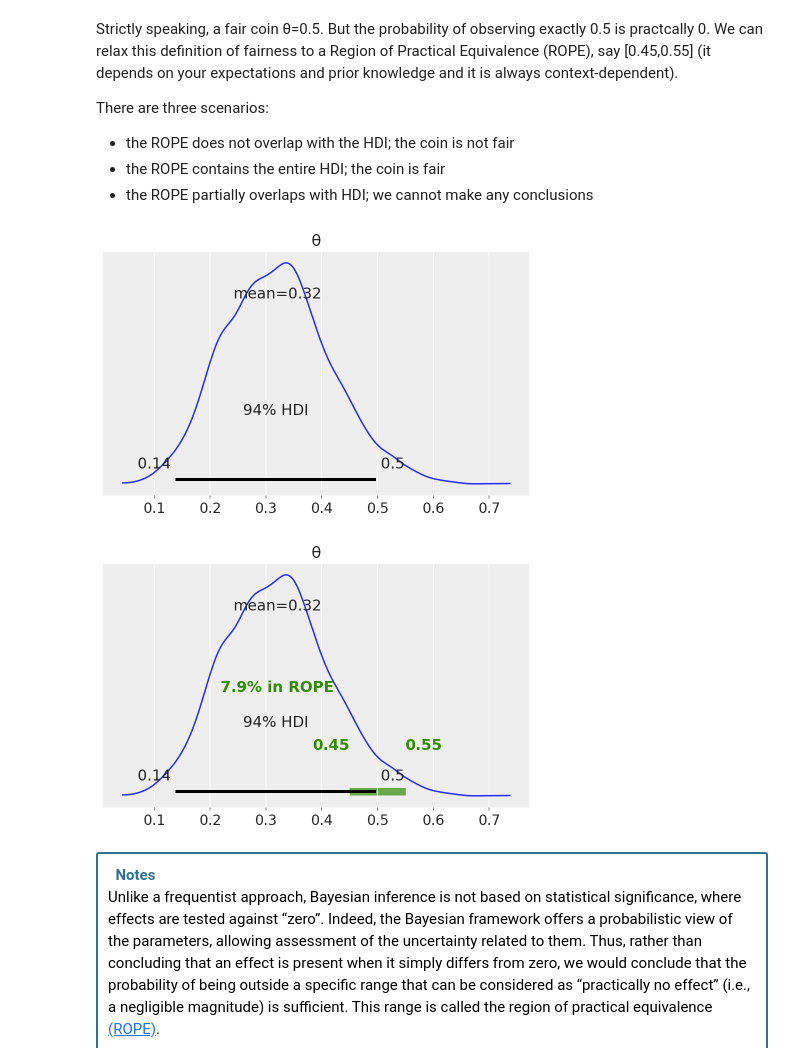
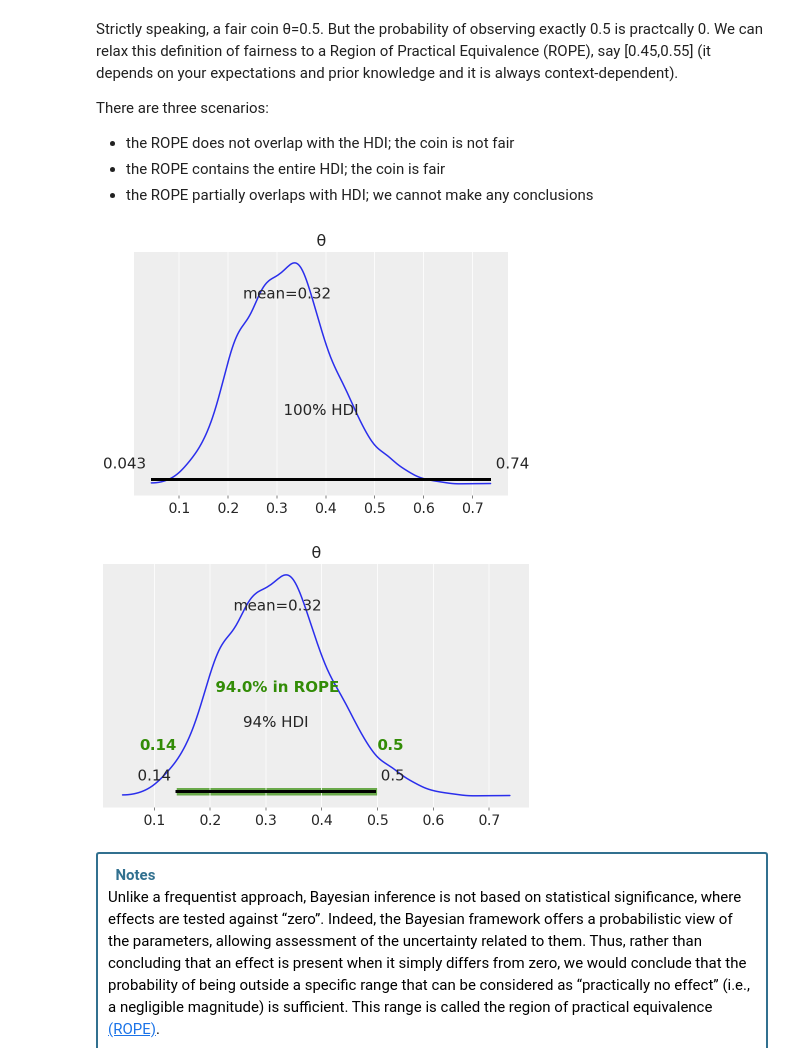
Before and after one commit to cfteach/brds, a Jupyter notebook: _sources/mod1_part2_intro_probabilistic_programming.ipynb, the cells around one changed output. Cells and saved outputs as stored; diff of their text form; code cells hidden in the pictures.

```diff
--- a/_sources/mod1_part2_intro_probabilistic_programming.ipynb
+++ b/_sources/mod1_part2_intro_probabilistic_programming.ipynb
@@ -192,15 +192,15 @@ There are three scenarios:
 - the ROPE contains the entire HDI; the coin is fair
 - the ROPE partially overlaps with HDI; we cannot make any conclusions
 # %%
-az.plot_posterior(idata)
+az.plot_posterior(idata, hdi_prob=0.99999)
 plt.savefig('./output/B11197_02_02.png', dpi=300)
 # %% [output]
-[figure, old version]
+[figure, new version]
 # %%
-az.plot_posterior(idata, rope=[0.45, .55])
+az.plot_posterior(idata, rope=[0.14, .5])
 plt.savefig('./output/B11197_02_03.png', dpi=300)
 # %% [output]
-[figure, old version]
+[figure, new version]
 # %% [markdown]
 <div class="alert alert-block alert-info" style="background-color: white; border: 2px solid; padding: 10px">
     <b><i class="fa fa-info-circle" aria-hidden="true"></i>&nbsp; Notes</b><br>
```
Also changed, not shown: parts of 2 cells of this notebook, 15 other files.
